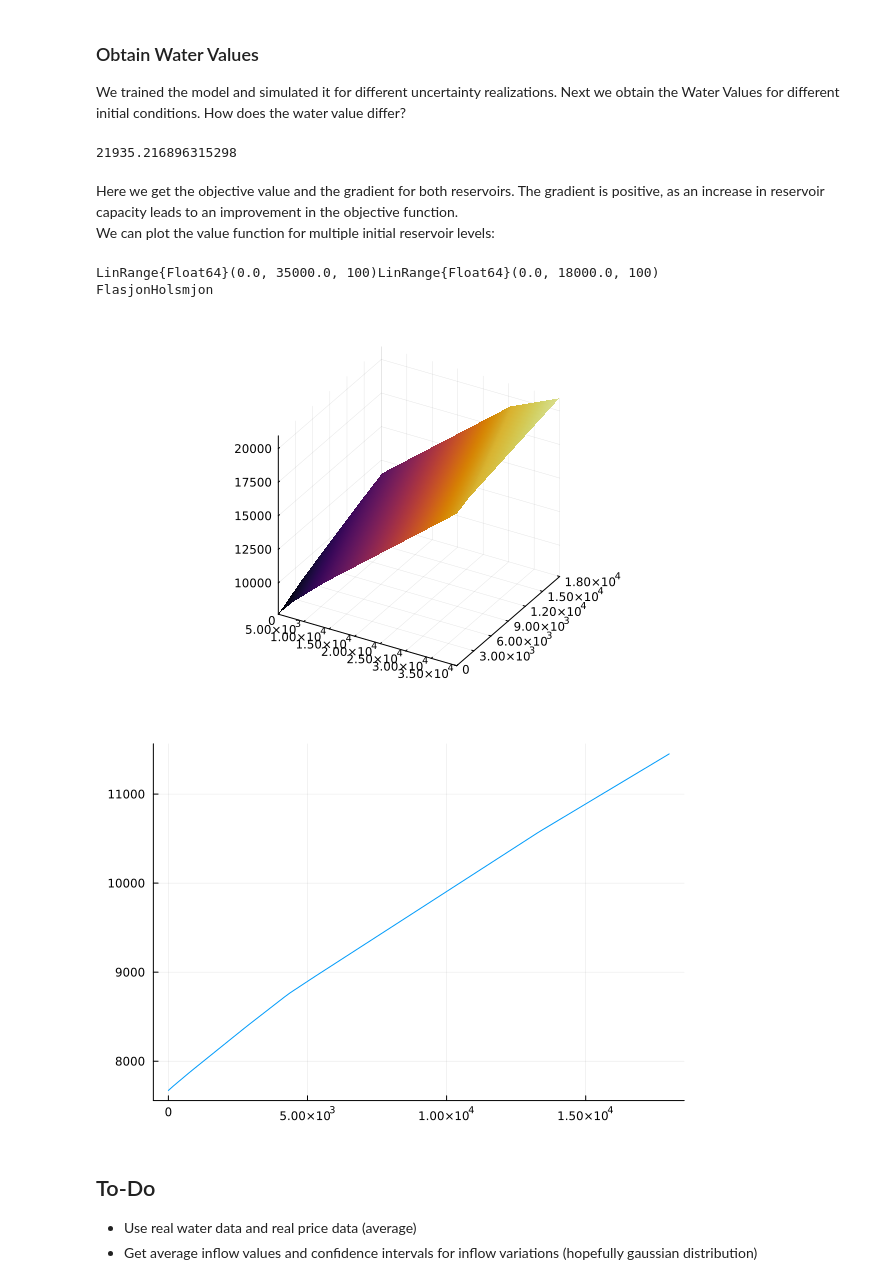
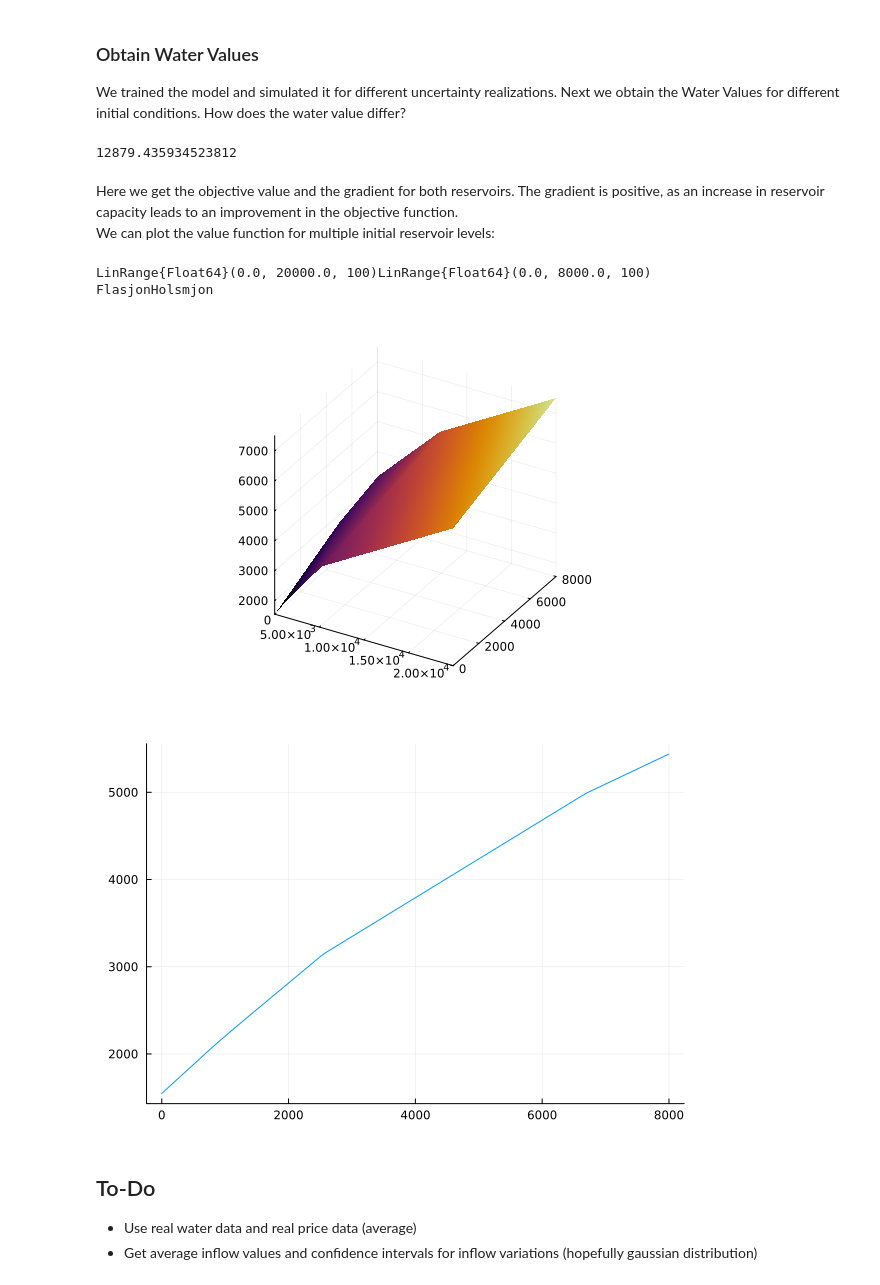
Before and after one commit to lennarthagemann/Code-Master-Thesis, a Jupyter notebook: DevelopmentMediumTerm.ipynb, the cells around one changed output. Cells and saved outputs as stored; diff of their text form; code cells hidden in the pictures.

```diff
--- a/DevelopmentMediumTerm.ipynb
+++ b/DevelopmentMediumTerm.ipynb
@@ -139,7 +139,6 @@ subproblem_builder_medium (generic function with 1 method)
 println("Upper Bound: ", sum(r.currentvolume * maximum(price) * sum(k.equivalent for k in K) for r in R))
 
 graph = SDDP.LinearGraph(52)
-SDDP.add_edge(graph, 52 => 1, 0.8)
 
 model_medium = SDDP.PolicyGraph(
     subproblem_builder_medium,
@@ -223,7 +222,7 @@ V = SDDP.ValueFunction(model_medium; node = 1)
 cost, price = SDDP.evaluate(V, Dict(Symbol("l[$(r)]") => r.maxvolume for r in R))
 println(cost)
 # %% [output]
-21935.216896315298
+12879.435934523812
 # %% [markdown]
 Here we get the objective value and the gradient for both reservoirs. The gradient is positive, as an increase in reservoir capacity leads to an improvement in the objective function.
 We can plot the value function for multiple initial reservoir levels:
@@ -235,15 +234,15 @@ println(R[1], R[2])
 f(x, y) = SDDP.evaluate(V, (Symbol("l[Holsmjon]") => y, Symbol("l[Flasjon]") => x))[1]
 surface(bounds_1, bounds_2, f, legend = false)
 # %% [output]
-LinRange{Float64}(0.0, 35000.0, 100)LinRange{Float64}(0.0, 18000.0, 100)
+LinRange{Float64}(0.0, 20000.0, 100)LinRange{Float64}(0.0, 8000.0, 100)
 FlasjonHolsmjon
-[figure, old version]
+[figure, new version]
 # %%
-g(x) = SDDP.evaluate(V, (Symbol("l[Holsmjon]") => x, Symbol("l[Flasjon]") => 0.0))[1]
+g(x) = SDDP.evaluate(V, (Symbol("l[Holsmjon]") => x, Symbol("l[Flasjon]") => x))[1]
 
 Plots.plot(bounds_2, g, legend=false)
 # %% [output]
-[figure, old version]
+[figure, new version]
 # %% [markdown]
 ## To-Do
 
```
Also changed, not shown: parts of 3 cells of this notebook, 8 other files.
